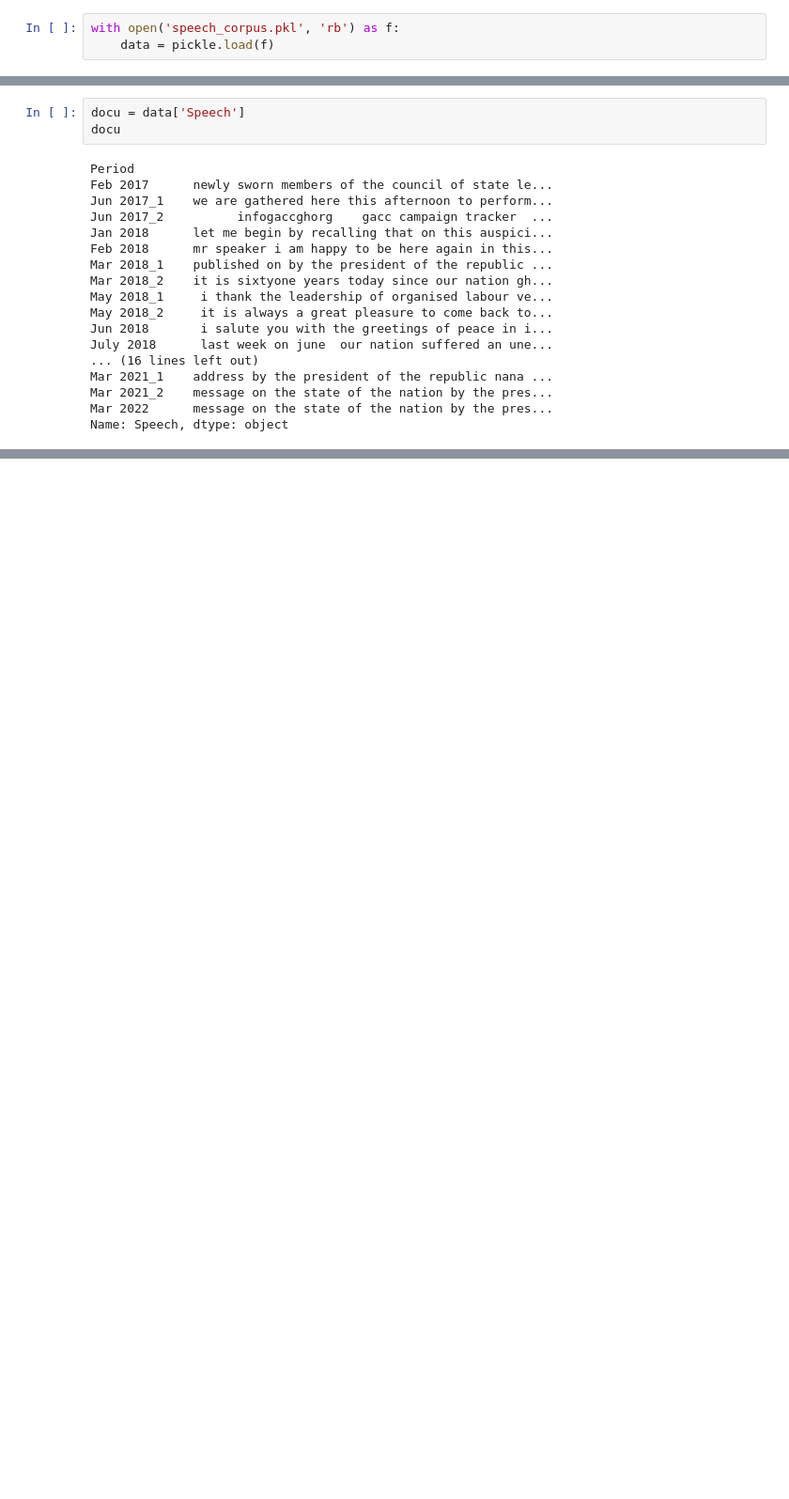
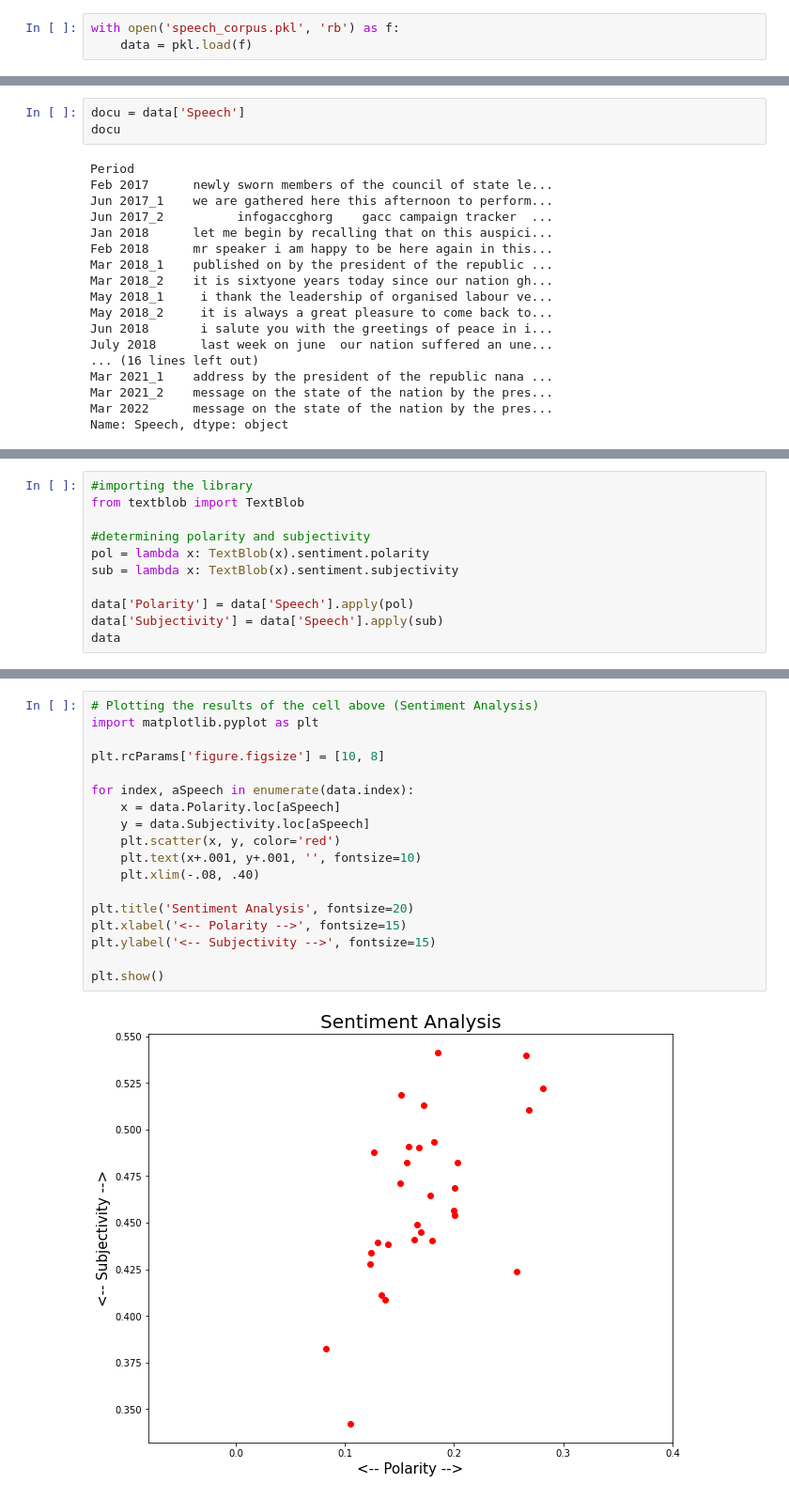
Before and after one commit to 10831580/ResearchProject, a Jupyter notebook: Reserch_Project.ipynb, the cells around one changed output, grey strips where cells are left out. Shown at 94% size. Drawn from its saved outputs; the diff is of its cells as text; blank space fills up the shorter version.

Commit message:
sentiment analysis

```diff
--- a/Reserch_Project.ipynb
+++ b/Reserch_Project.ipynb
@@ -208,7 +224,7 @@ df['Speech']
 Name: Speech, dtype: object
 # %%
 with open('speech_corpus.pkl', 'rb') as f:
-    data = pickle.load(f)
+    data = pkl.load(f)
 # %%
 data
 # %% [output]
@@ -319,0 +419,11 @@ ModuleNotFoundError: No module named 'tensorflow'
+# %%
+#importing the library
+from textblob import TextBlob
+
+#determining polarity and subjectivity
+pol = lambda x: TextBlob(x).sentiment.polarity
+sub = lambda x: TextBlob(x).sentiment.subjectivity
+
+data['Polarity'] = data['Speech'].apply(pol)
+data['Subjectivity'] = data['Speech'].apply(sub)
+data
@@ -319,0 +449,20 @@ ModuleNotFoundError: No module named 'tensorflow'
+# %%
+# Plotting the results of the cell above (Sentiment Analysis)
+import matplotlib.pyplot as plt
+
+plt.rcParams['figure.figsize'] = [10, 8]
+
+for index, aSpeech in enumerate(data.index):
+    x = data.Polarity.loc[aSpeech]
+    y = data.Subjectivity.loc[aSpeech]
+    plt.scatter(x, y, color='red')
+    plt.text(x+.001, y+.001, '', fontsize=10)
+    plt.xlim(-.08, .40)
+
+plt.title('Sentiment Analysis', fontsize=20)
+plt.xlabel('<-- Polarity -->', fontsize=15)
+plt.ylabel('<-- Subjectivity -->', fontsize=15)
+
+plt.show()
+# %% [output]
+[figure, added]
```
Also changed, not shown: parts of 18 cells of this notebook.
